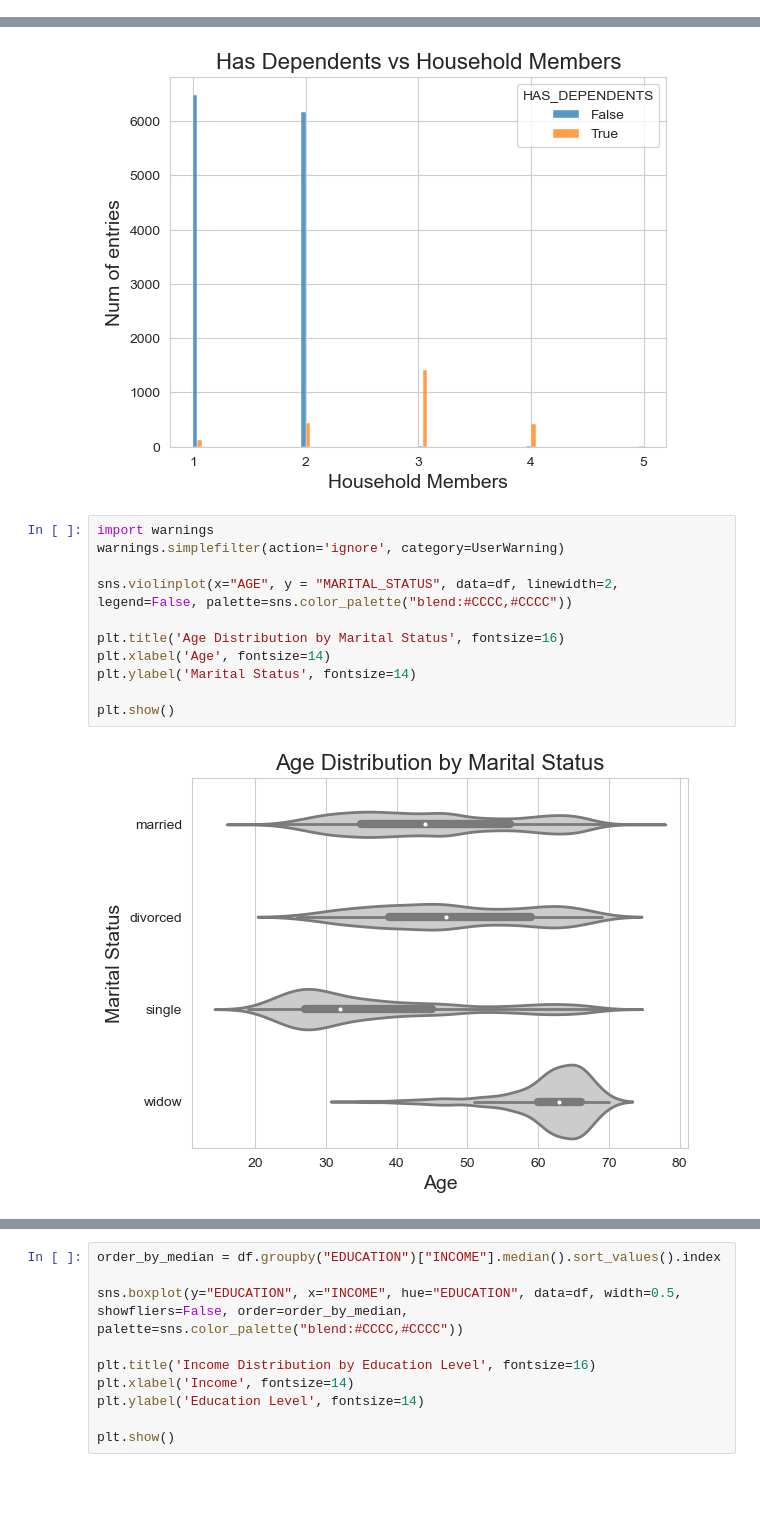
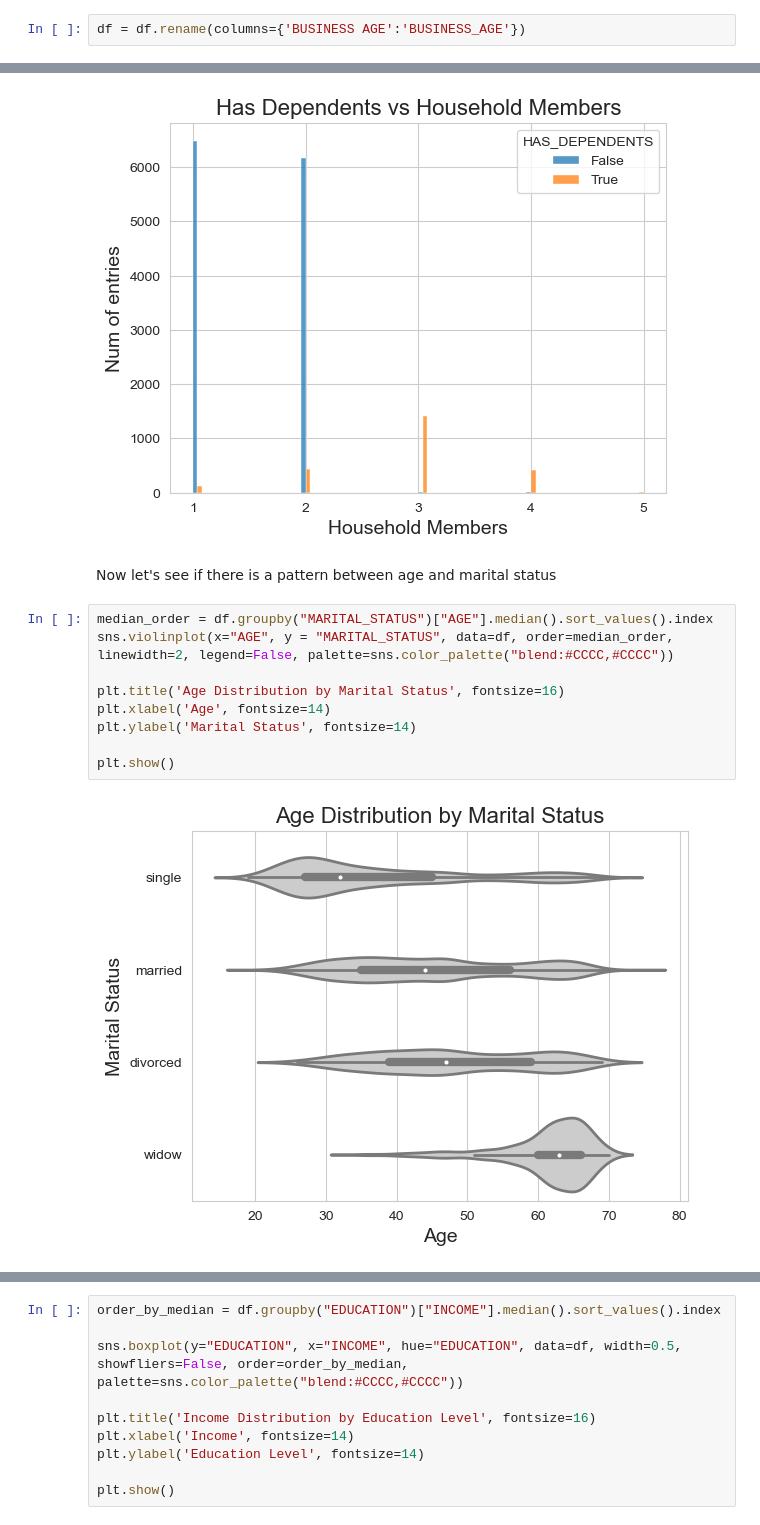
Before and after one commit to Michael-Pytel/Consumer-Loans-Analysis, a Jupyter notebook: src/eda_processing.ipynb, the cells around one changed output, grey strips where cells are left out. Cells and saved outputs as stored; diff of their text form; blank space fills up the shorter version.

```diff
--- a/src/eda_processing.ipynb
+++ b/src/eda_processing.ipynb
@@ -56,3 +78,5 @@ pd.DataFrame(np.c_[df.dtypes, pd.isna(df).sum(), df.head(SHOW_ROWS).T], index=df
+# %%
+df = df.rename(columns={'BUSINESS AGE':'BUSINESS_AGE'})
 # %%
 df.describe().T
 # %% [output]
@@ -297,16 +315,16 @@ plt.xticks(range(1, 6))
 plt.show()
 # %% [output]
 [figure]
+# %% [markdown]
+Now let's see if there is a pattern between age and marital status
 # %%
-import warnings
-warnings.simplefilter(action='ignore', category=UserWarning)
-
-sns.violinplot(x="AGE", y = "MARITAL_STATUS", data=df, linewidth=2, legend=False, palette=sns.color_palette("blend:#CCCC,#CCCC"))
+median_order = df.groupby("MARITAL_STATUS")["AGE"].median().sort_values().index
+sns.violinplot(x="AGE", y = "MARITAL_STATUS", data=df, order=median_order, linewidth=2, legend=False, palette=sns.color_palette("blend:#CCCC,#CCCC"))
 
 plt.title('Age Distribution by Marital Status', fontsize=16)
 plt.xlabel('Age', fontsize=14)
 plt.ylabel('Marital Status', fontsize=14)
 
 plt.show()
 # %% [output]
-[figure, old version]
+[figure, new version]
```
Also changed, not shown: parts of 9 cells of this notebook.
